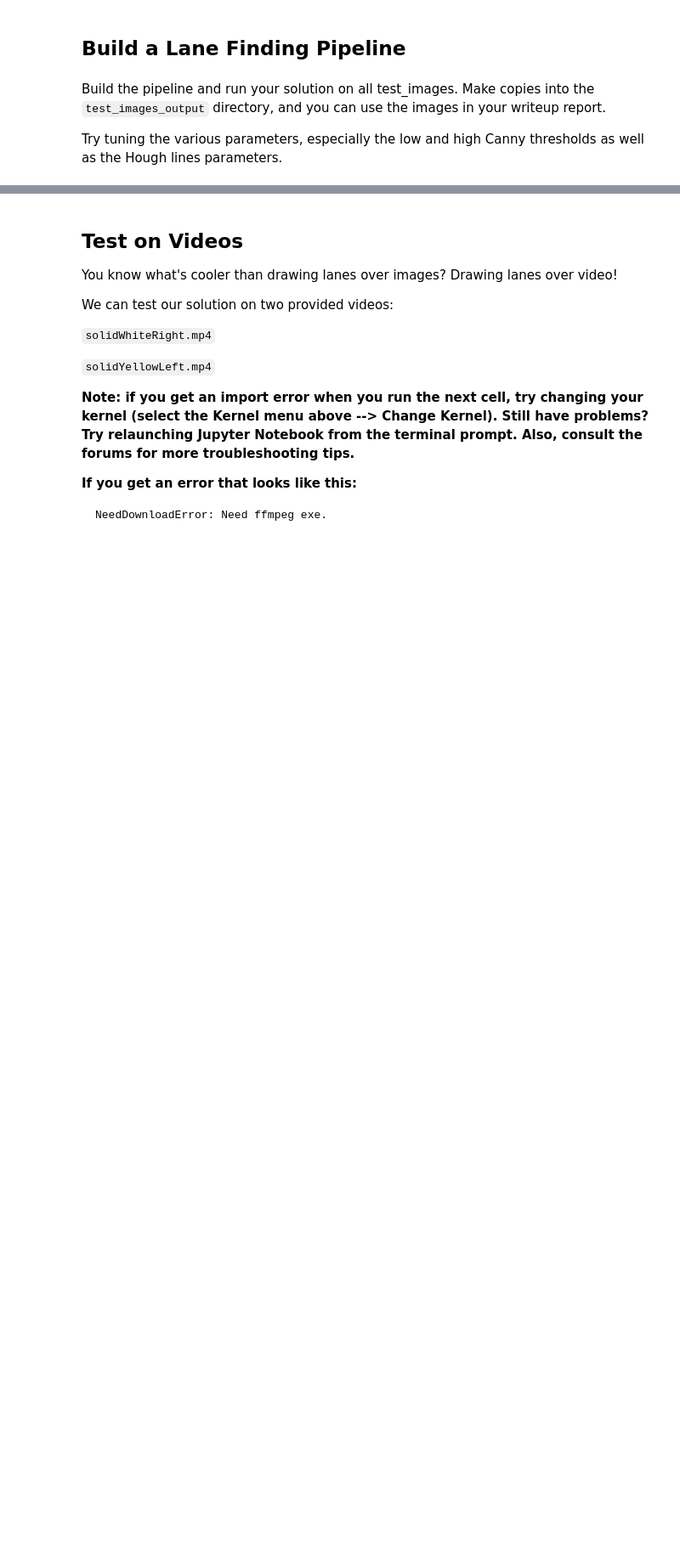
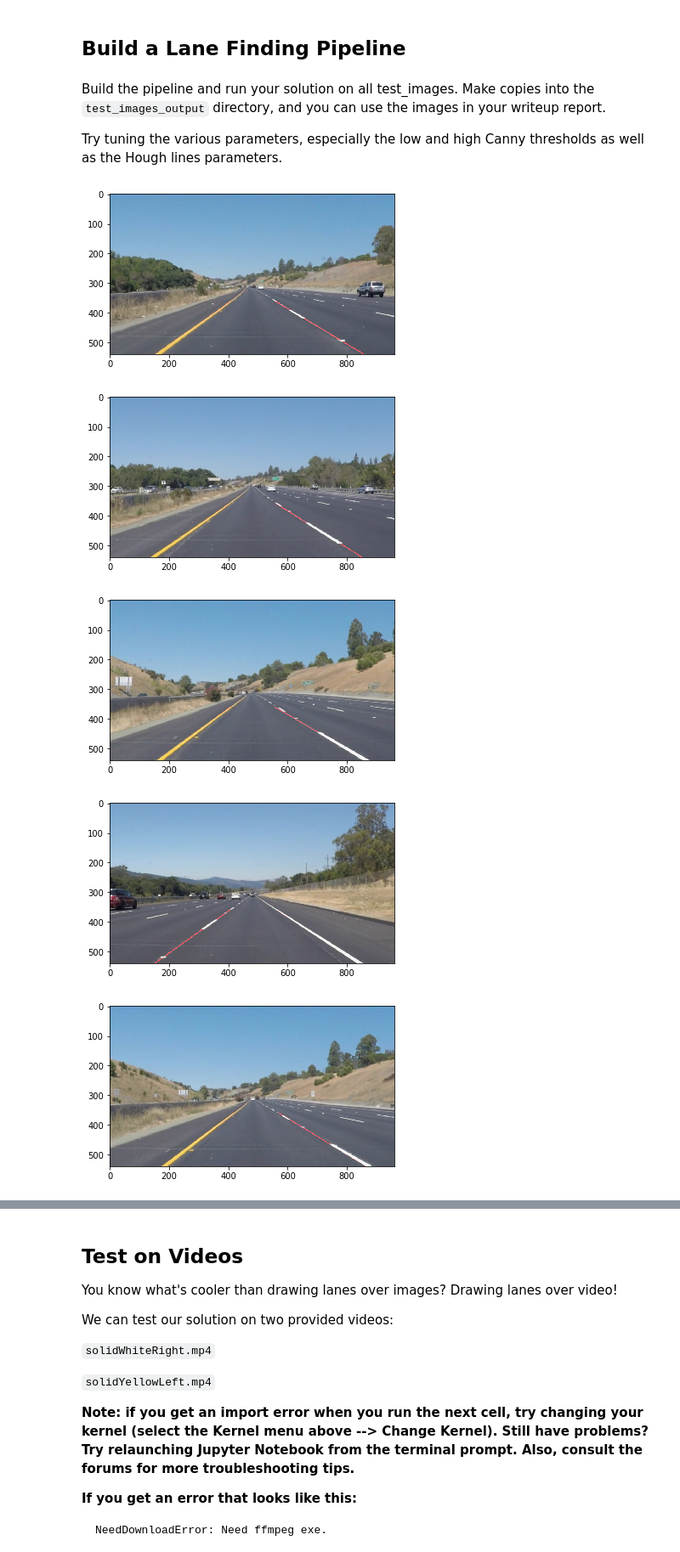
Before and after one commit to haiqibian/LaneLines-P1, a Jupyter notebook: P1.ipynb, the cells around one changed output, grey strips where cells are left out. Shown at 85% size. Saved outputs shown, nothing was run; the diff lists cells and outputs as text; code cells hidden in the pictures; blank space fills up the shorter version.

```diff
--- a/P1.ipynb
+++ b/P1.ipynb
@@ -246,33 +272,43 @@ Try tuning the various parameters, especially the low and high Canny thresholds
 # TODO: Build your pipeline that will draw lane lines on the test_images
 # then save them to the test_images_output directory.
 for img in os.listdir("test_images/"):
     image_name = os.path.basename(img)
     image = mpimg.imread(os.path.join('test_images/',img))
     color_select = np.copy(image)
     red_threshold = 200
     green_threshold = 200
     blue_threshold = 0
     rgb_threshold = [red_threshold, green_threshold, blue_threshold]
     thresholds = (image[:,:,0] < rgb_threshold[0])\
             | (image[:,:,1] < rgb_threshold[1])   \
             | (image[:,:,2] < rgb_threshold[2])
     color_select[thresholds] = [0,0,0]
     left_bottom = [100, 539]
     right_bottom = [875, 539]
     apex_left = [400, 350]
     apex_right = [550, 350]
     vertices = np.array([left_bottom, right_bottom, apex_right, apex_left], dtype = np.int32)
     image_select = region_of_interest(color_select, [vertices])
     gray = grayscale(image_select)
     canny_transfer = canny(gray, 100, 250)
     blur_image = gaussian_blur(canny_transfer, 3)
-    if not os.path.exists("test_images_output/"):
-        os.makedirs("test_images_output/")
-    cv2.imwrite(os.path.join("test_images_output/","test_images_output_" + image_name + ".jpg"), blur_image)
     rho = 2
     theta = (np.pi)*1/90
     threshold = 50
     min_line_len = 100
     max_line_gap = 200
     line_img = hough_lines(blur_image, rho, theta, threshold, min_line_len, max_line_gap)
     test_images_output = weighted_img(line_img, image, α=1., β=1., γ=0.)
+
+    plt.figure()
+    plt.imshow(test_images_output)
+
+    #if not os.path.exists("test_images_output/"):
+    #    os.makedirs("test_images_output/")
+    #cv2.imwrite(os.path.join("test_images_output/","test_images_output_" + image_name + ".jpg"), blur_image)
+# %% [output]
+[figure, added]
+[figure, added]
+[figure, added]
+[figure, added]
+[figure, added]
```
Also changed, not shown: parts of 10 cells of this notebook.
